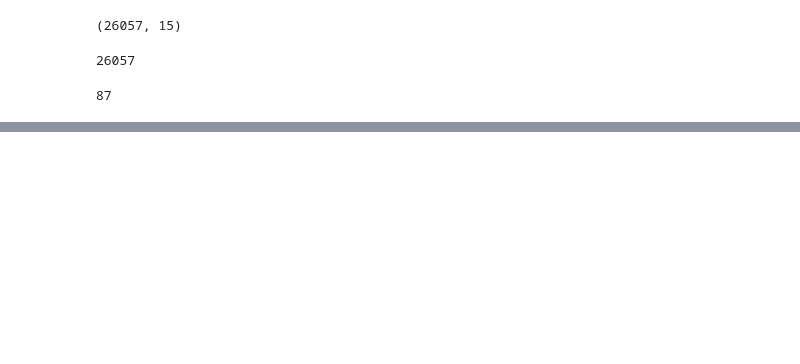
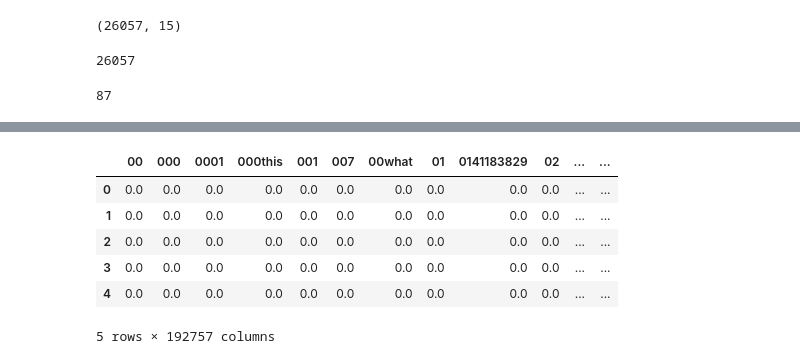
Before and after one commit to noreallyimfine/Bookfinder, a Jupyter notebook: book-recommender-1.ipynb, the cells around one changed output, grey strips where cells are left out. Saved outputs shown, nothing was run; the diff lists cells and outputs as text; code cells hidden in the pictures; blank space fills up the shorter version.

```diff
--- a/book-recommender-1.ipynb
+++ b/book-recommender-1.ipynb
@@ -238,0 +256,18 @@ df.query("author == 'Stephen King'")['title'].nunique()
+# %%
+vectorizer = TfidfVectorizer(stop_words='english')
+# %%
+vectorizer.fit(df['descrip'])
+
+sparse = vectorizer.transform(df['descrip'])
+
+dtm = pd.DataFrame(sparse.todense(), columns=vectorizer.get_feature_names())
+# %%
+dtm.head()
+# %% [output]
+|  | 00 | 000 | 0001 | 000this | 001 | 007 | 00what | 01 | 0141183829 | 02 | ... | ... |
+| 0 | 0.0 | 0.0 | 0.0 | 0.0 | 0.0 | 0.0 | 0.0 | 0.0 | 0.0 | 0.0 | ... | ... |
+| 1 | 0.0 | 0.0 | 0.0 | 0.0 | 0.0 | 0.0 | 0.0 | 0.0 | 0.0 | 0.0 | ... | ... |
+| 2 | 0.0 | 0.0 | 0.0 | 0.0 | 0.0 | 0.0 | 0.0 | 0.0 | 0.0 | 0.0 | ... | ... |
+| 3 | 0.0 | 0.0 | 0.0 | 0.0 | 0.0 | 0.0 | 0.0 | 0.0 | 0.0 | 0.0 | ... | ... |
+| 4 | 0.0 | 0.0 | 0.0 | 0.0 | 0.0 | 0.0 | 0.0 | 0.0 | 0.0 | 0.0 | ... | ... |
+5 rows × 192757 columns
```
Also changed, not shown: parts of 3 cells of this notebook.
